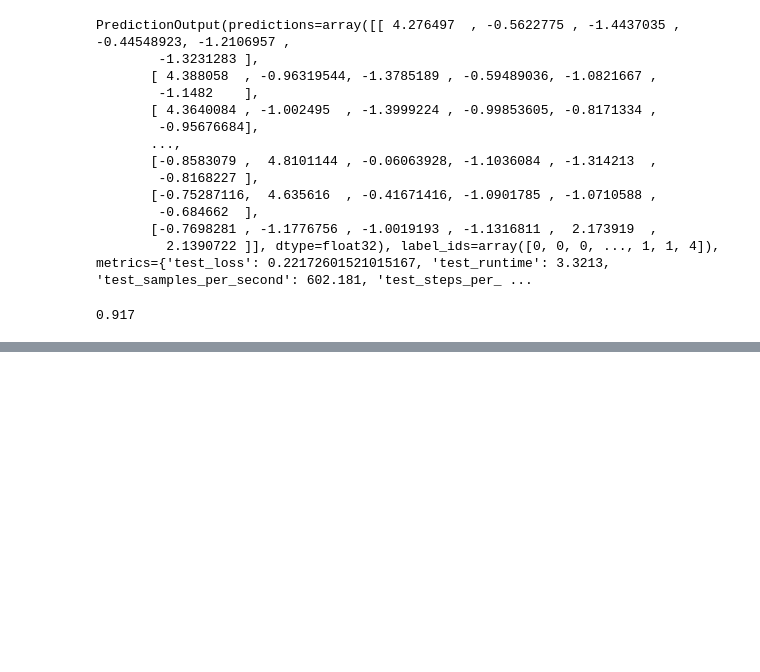
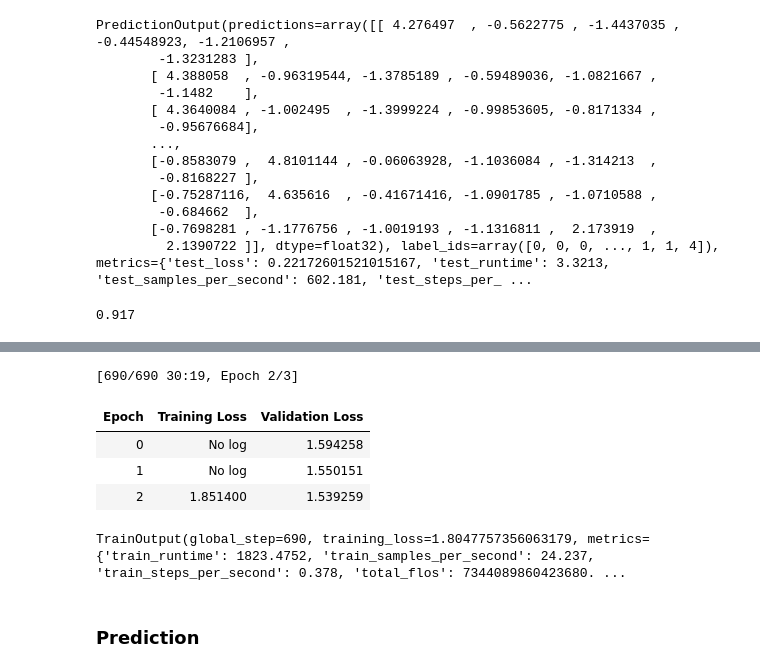
Before and after one commit to Zhou198/NLP, a Jupyter notebook: NLP.ipynb, the cells around one changed output, grey strips where cells are left out. Drawn from its saved outputs; the diff is of its cells as text; code cells hidden in the pictures; blank space fills up the shorter version.

```diff
--- a/NLP.ipynb
+++ b/NLP.ipynb
@@ -163,0 +233,14 @@ np.mean(pred == test_result.label_ids)
+# %%
+# logically, this function should be defined after you observe the keys output from tokenizer() applied on the mydata
+def tokenize(batch, max_len_en=512, max_len_de=128):
+    tokendized_batch = tokenizer(batch["dialogue"], max_length=max_len_en, truncation=True)
+    tokendized_batch["labels"] = tokenizer(batch["summary"], max_length=max_len_de, truncation=True)["input_ids"]
+
+    return tokendized_batch
+# %%
+# simultaneously tokenize a batch of sub-data in the original mydata
+tokenized_dataset = mydata.map(tokenize, batched=True)
+
+# delete useless data information: 'id', 'dialogue', 'summary'
+tokenized_dataset = tokenized_dataset.remove_columns(mydata["train"].column_names)
+tokenized_dataset
@@ -163,0 +269,4 @@ np.mean(pred == test_result.label_ids)
+# %%
+# for efficently and dynamically padding
+from transformers import DataCollatorForSeq2Seq
+data_collator = DataCollatorForSeq2Seq(tokenizer, model=model)
@@ -163,0 +296,30 @@ np.mean(pred == test_result.label_ids)
+# %%
+# gradient_accumulation_steps is critical since we are deploying such large LM, i.e., BART, on the this small T4 GPU; otherwise your training fails
+# here the gradient is essentially updated after seeing "every" per_device_train_batch_size * gradient_accumulation_steps = 64 sequences
+training_args = TrainingArguments(
+    output_dir=f"{basedir}/results",
+    evaluation_strategy="epoch",
+    learning_rate=2e-5,
+    per_device_train_batch_size=4,
+    per_device_eval_batch_size=4,
+    num_train_epochs=3,
+    gradient_accumulation_steps=16,
+    logging_dir=f"{basedir}/logs")
+
+npTorchCGPU_manula_seed(device)
+mytrainer = Trainer(
+    model=model,
+    args=training_args,
+    train_dataset=tokenized_dataset["train"],
+    eval_dataset=tokenized_dataset["validation"],
+    data_collator=data_collator,
+    tokenizer=tokenizer)
+# %%
+mytrainer.train()
+# %% [output]
+[690/690 30:19, Epoch 2/3]
+| Epoch | Training Loss | Validation Loss |
+| 0 | No log | 1.594258 |
+| 1 | No log | 1.550151 |
+| 2 | 1.851400 | 1.539259 |
+TrainOutput(global_step=690, training_loss=1.8047757356063179, metrics={'train_runtime': 1823.4752, 'train_samples_per_second': 24.237, 'train_steps_per_second': 0.378, 'total_flos': 7344089860423680. ...
@@ -163,0 +328,2 @@ np.mean(pred == test_result.label_ids)
+# %% [markdown]
+### Prediction
```
Also changed, not shown: parts of 27 cells of this notebook.
